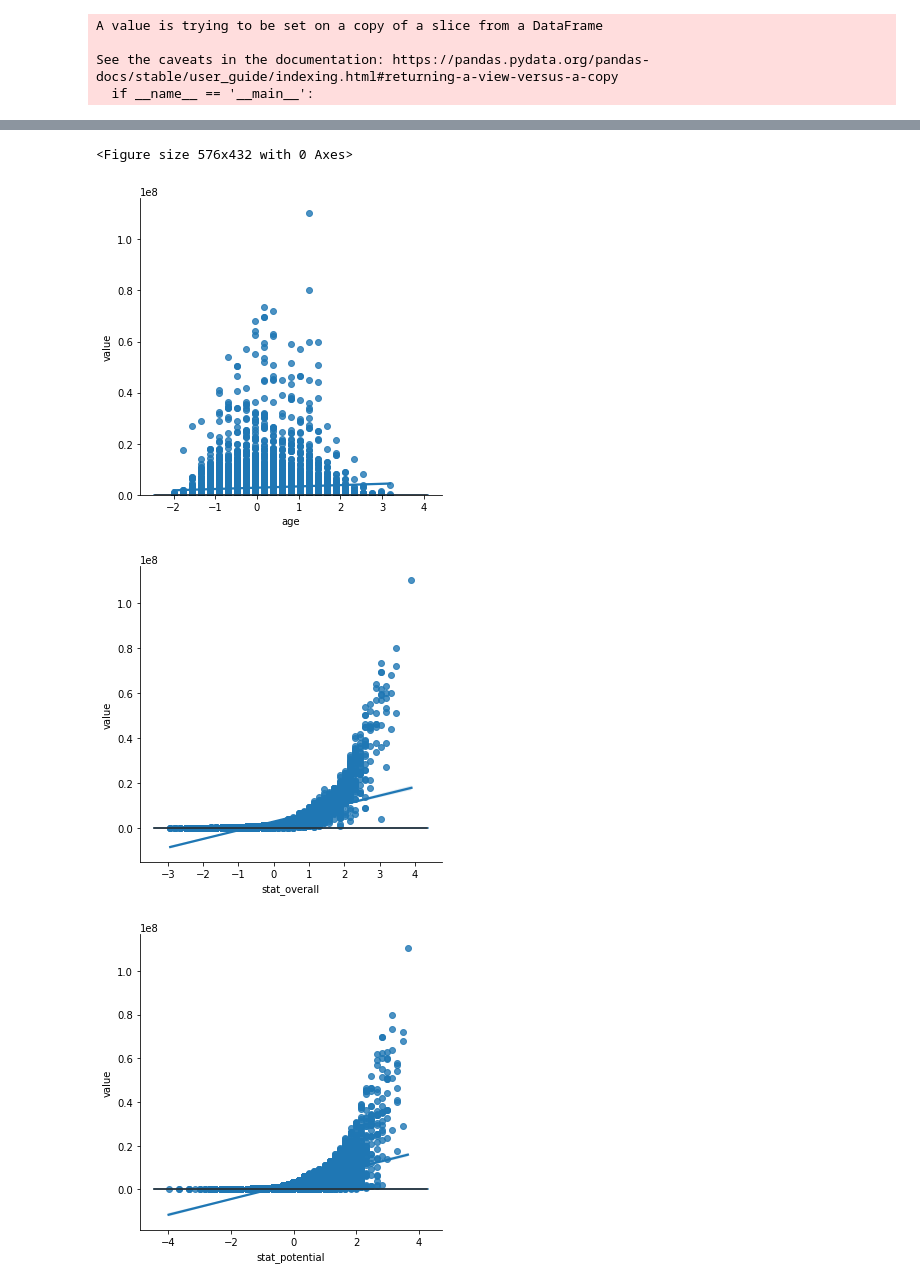
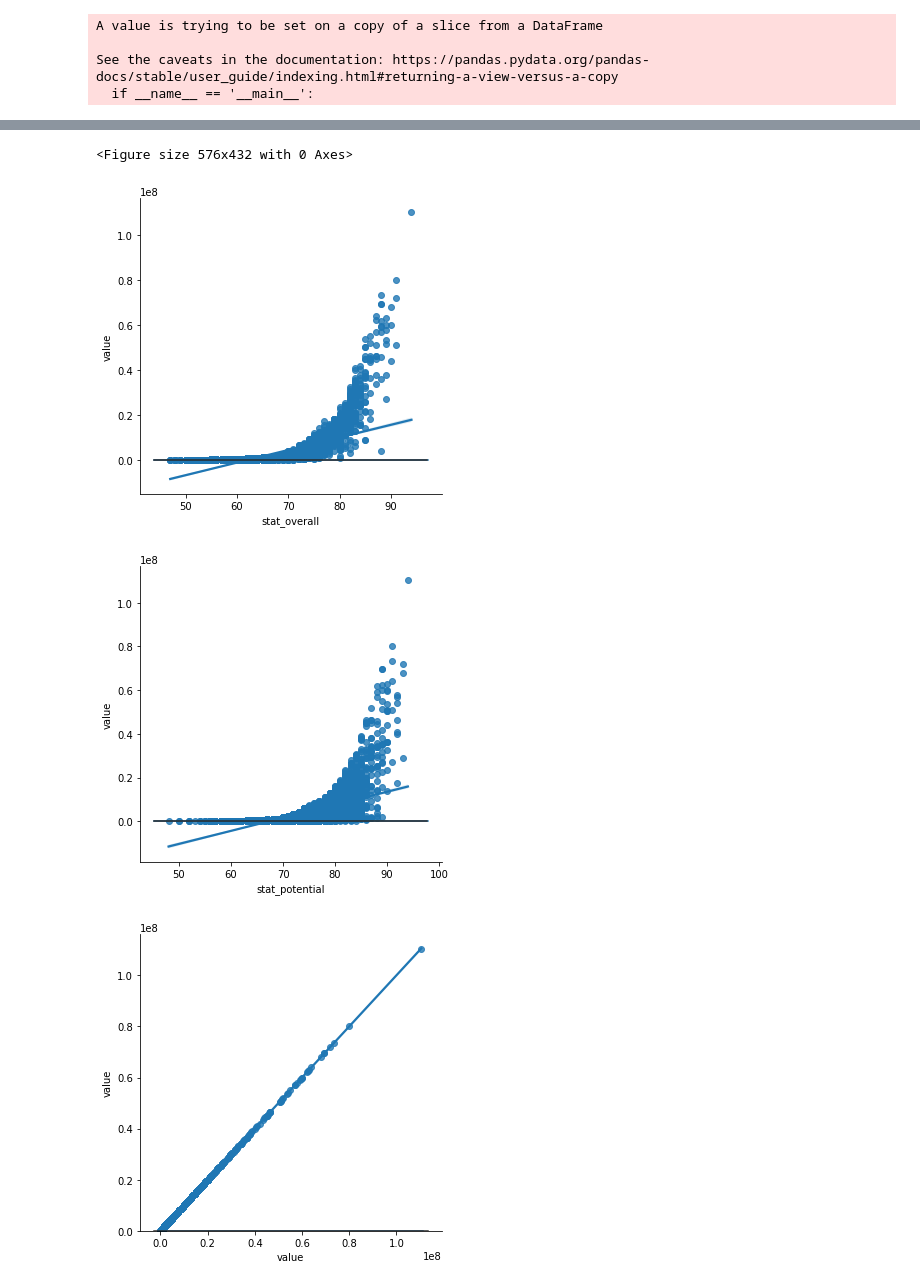
Before and after one commit to DominKim/Dacon_FiFa_Value, a Jupyter notebook: Player Value estimate A to Z.ipynb, the cells around one changed output, grey strips where cells are left out. Saved outputs shown, nothing was run; the diff lists cells and outputs as text; code cells hidden in the pictures.

```diff
--- a/Player Value estimate A to Z.ipynb
+++ b/Player Value estimate A to Z.ipynb
@@ -23,6 +26,8 @@ test = pd.read_csv("C:/ITWILL/4_Python-II/data/FIFA_test.csv")
 train.info() # (8932, 12)
 test.info()  # (3828, 11)
 train.describe()
+train["source"] = "train"
+test["source"] = "test"
 # %% [output]
 <class 'pandas.core.frame.DataFrame'>
 RangeIndex: 8932 entries, 0 to 8931
@@ -119,3 +115,13 @@ A value is trying to be set on a copy of a slice from a DataFrame
 
 See the caveats in the documentation: https://pandas.pydata.org/pandas-docs/stable/user_guide/indexing.html#returning-a-view-versus-a-copy
   if __name__ == '__main__':
+# %%
+# contract_until
+# 변수에 따라 선수가치가 변하므로 사용!
+fig = plt.subplots( figsize = (13,5))
+sns.barplot(x = "contract_until", y = "value", data = comdata)
+
+print(comdata[["contract_until", "value"]].groupby(["contract_until"]).agg(["count", "mean"]))
+comdata.loc[comdata["contract_until"] == "2025", "contract_until"] = "2024"
+comdata.loc[comdata["contract_until"] == "2026", "contract_until"] = "2024"
+# 2024년 이상 계약기간의 선수의 수는 작으므로 2024로통일
@@ -222,19 +243,22 @@ Name: stat_skill_moves, dtype: float64
 # %%
 # 연속형변수 확인
 # 'age', 'stat_overall', 'stat_potential'
 # 스케일링
-ind_idx_num = ['age', 'stat_overall', 'stat_potential']
+ind_idx_num = ['stat_overall', 'stat_potential', "value"]
 de_idx = "value"
-scaler = StandardScaler()
-comdata[idx_num] = scaler.fit_transform(comdata[idx_num])
 
 
 plt.figure(figsize  = (8, 6))
 for i in ind_idx_num:
     sns.lmplot(x = i, y = "value", data = comdata)
     sns.distplot(comdata[i], fit = norm)
+
+fig, ax = plt.subplots(ncols = 3, figsize  = (8, 6))
+
+for i, j in enumerate(ind_idx_num):
+    sns.boxplot(x = comdata[j], ax = ax[i])
 # %% [output]
 <Figure size 576x432 with 0 Axes>
-[figure, old version]
+[figure, new version]
-[figure, old version]
+[figure, new version]
-[figure, old version]
+[figure, new version]
```
Also changed, not shown: parts of 22 cells of this notebook.
